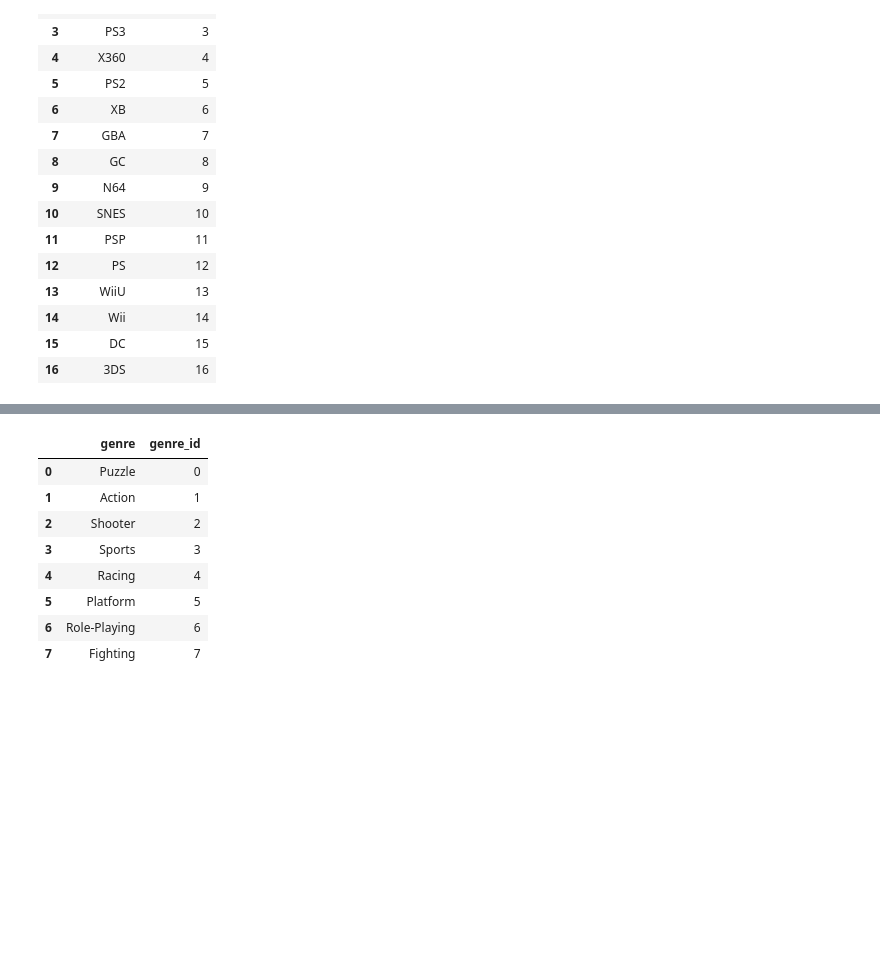
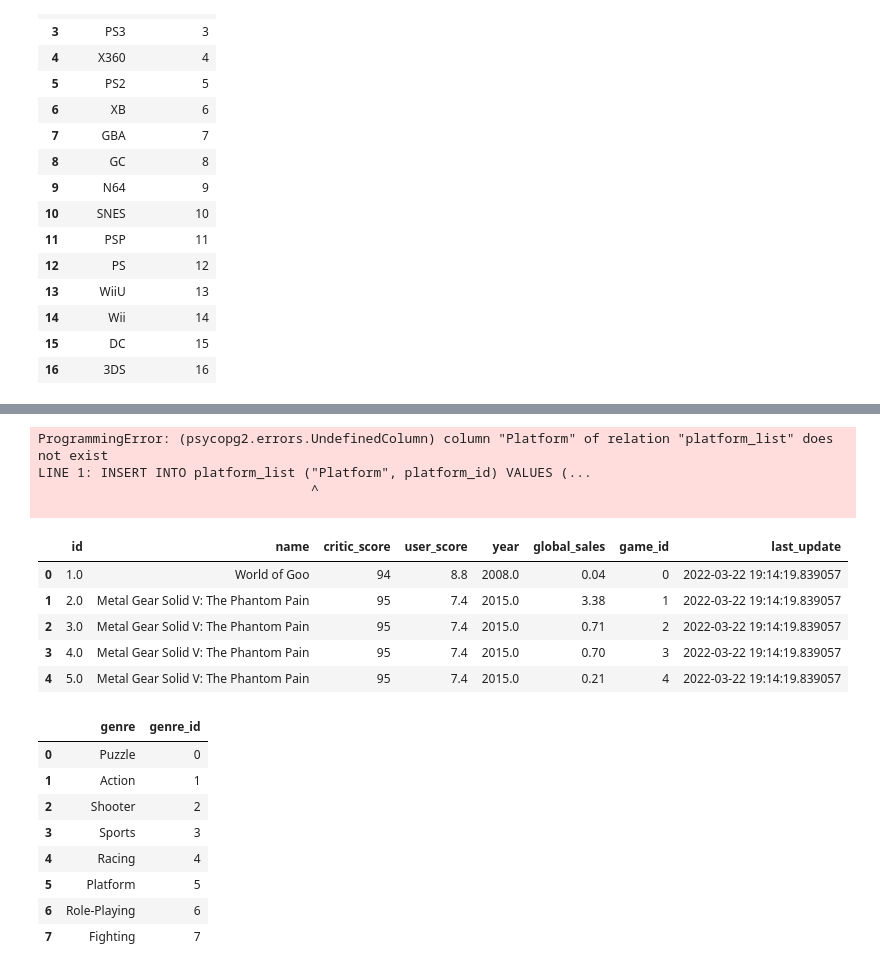
Before and after one commit to ebimoosa/smu_project_2_group_2, a Jupyter notebook: P2/Project2-BusinessInsider.ipynb, the cells around one changed output, grey strips where cells are left out. Drawn from its saved outputs; the diff is of its cells as text; code cells hidden in the pictures; blank space fills up the shorter version.

```diff
--- a/P2/Project2-BusinessInsider.ipynb
+++ b/P2/Project2-BusinessInsider.ipynb
@@ -324,3 +363,20 @@ dataframe.to_sql("table name", connection, allrows, append or replace, not write
+# %%
+df_vg.to_sql(name='videogames', con=engine, if_exists='append', index=False, method="multi")
+# %% [output]
+ProgrammingError: (psycopg2.errors.UndefinedColumn) column "Platform" of relation "platform_list" does not exist
+LINE 1: INSERT INTO platform_list ("Platform", platform_id) VALUES (...
+                                   ^
+
+# %%
+df_vg2 = pd.read_sql("Select * from videogame", con=engine)
+df_vg2.head()
+# %% [output]
+|  | id | name | critic_score | user_score | year | global_sales | game_id | last_update |
+| 0 | 1.0 | World of Goo | 94 | 8.8 | 2008.0 | 0.04 | 0 | 2022-03-22 19:14:19.839057 |
+| 1 | 2.0 | Metal Gear Solid V: The Phantom Pain | 95 | 7.4 | 2015.0 | 3.38 | 1 | 2022-03-22 19:14:19.839057 |
+| 2 | 3.0 | Metal Gear Solid V: The Phantom Pain | 95 | 7.4 | 2015.0 | 0.71 | 2 | 2022-03-22 19:14:19.839057 |
+| 3 | 4.0 | Metal Gear Solid V: The Phantom Pain | 95 | 7.4 | 2015.0 | 0.70 | 3 | 2022-03-22 19:14:19.839057 |
+| 4 | 5.0 | Metal Gear Solid V: The Phantom Pain | 95 | 7.4 | 2015.0 | 0.21 | 4 | 2022-03-22 19:14:19.839057 |
 # %%
 genre = merge["Genre"].unique()
 df_genre = pd.DataFrame(genre, columns=['genre'])
```
Also changed, not shown: parts of 18 cells of this notebook, 14 other files.
